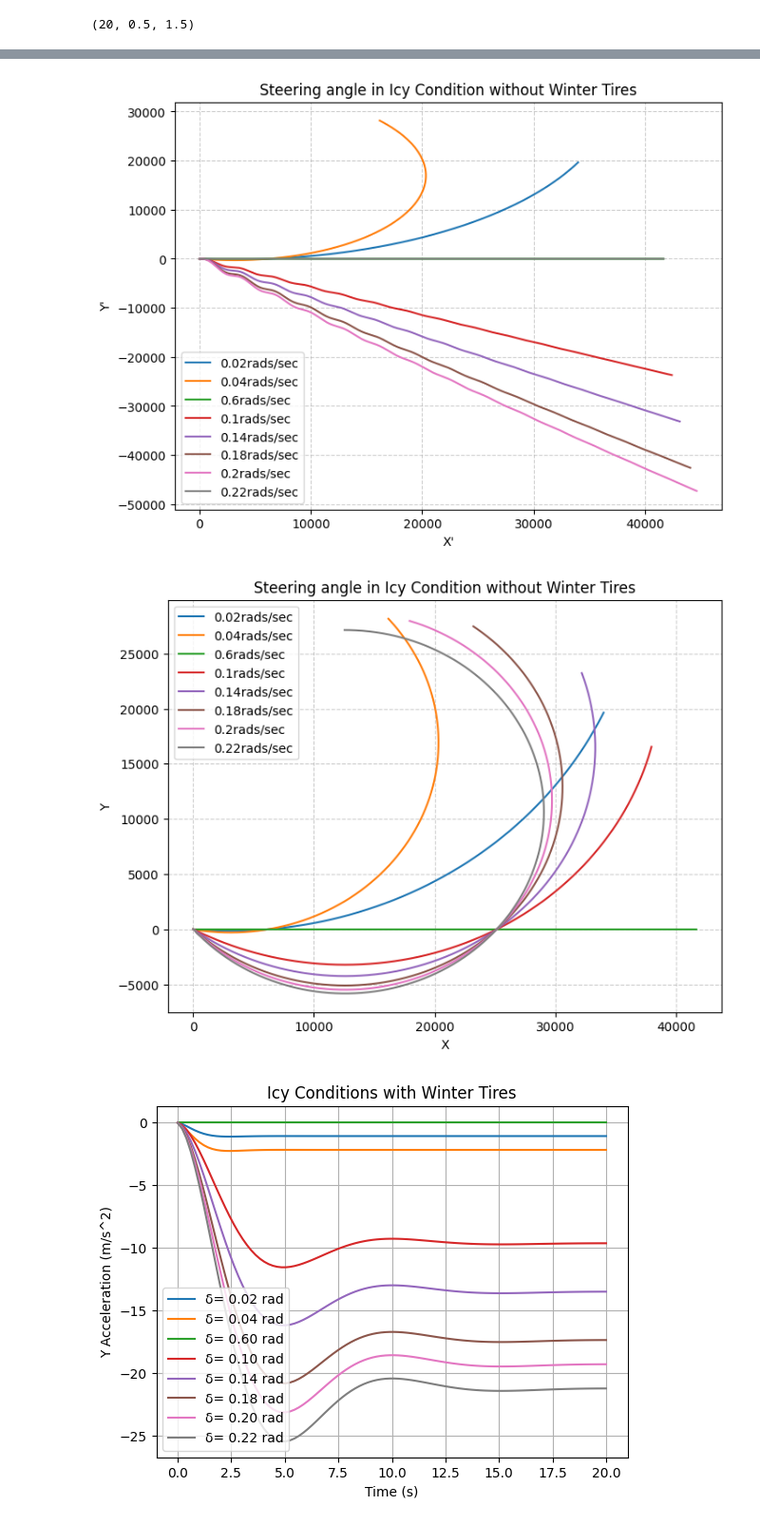
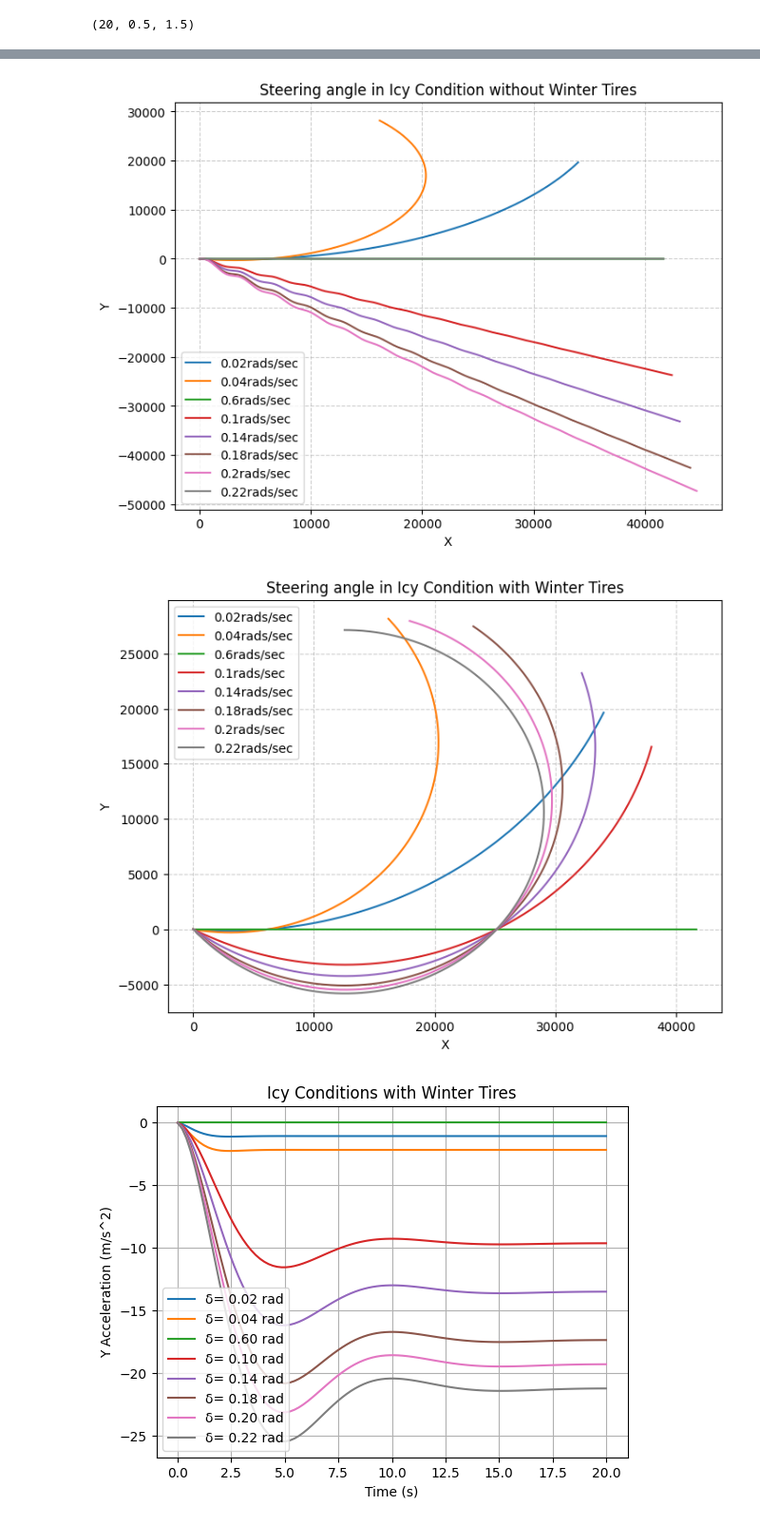
Before and after one commit to hepromark/BicycleModelExploration, a Jupyter notebook: part2.ipynb, the cells around one changed output, grey strips where cells are left out. Shown at 95% size. Cells and saved outputs as stored; diff of their text form; code cells hidden in the pictures.

```diff
--- a/part2.ipynb
+++ b/part2.ipynb
@@ -459,8 +459,8 @@ get_new_m_a_b(10, 1, 1, 10, 0)
 added_w = np.linspace(0, 50, 11)
 cog_values = [get_new_m_a_b(1400, 1.14, 1.33, w, 0) for w in added_w]
 
-u = 227* 1000 / 3600
-init_vector = np.array([[0],[0],[0],[0]])
+u = 300 * 1000 / 3600
+init_vector = np.array([[0],[0]])
 t_final = 20
 init_t = 0
 step_size = 0.2
@@ -492,6 +491,5 @@ solver.visualize_results(histories, labels, init_t, t_final, max_iter)
 # %%
-### Task C2
-
+#C2 Standard Conditions
 # Convert speed from km/h to m/s
 u_values_km = np.linspace(50, 250, 6)  # km/h
 u_values = [u * 1000 / 3600 for u in u_values_km]  # m/s
@@ -499,11 +497,11 @@ u_values = [u * 1000 / 3600 for u in u_values_km]  # m/s
 init_vector = np.array([[0],[0]])
 t_final = 20
 init_t = 0
-step_size = 0.1
+step_size = 0.2
 max_iter = int(t_final / step_size)
 
 #iterate through delta
-delta = [0.05, .15, .25, .35, .45]
+delta = [0.05, 0.1, 0.15, 0.2, 0.25]
 
 
 histories = []
@@ -532,9 +530,7 @@ for u in u_values:
         labels.append(f'δ = {delta_value:.2f} rad, u = {u * 3600 / 1000:.0f} km/hr')
 
 
-
 solver.visualize_results2(histories, labels, init_t, t_final, max_iter, title="Simulation at Different Speeds and Steering Angles")
-
 
 
 # C2 stability check
@@ -620,42 +822,42 @@ for steering_angle in steering_angles:
     ground_position = solver.ground_position(ground_velocity,step_size)
     plt.plot(ground_position[:,0], ground_position[:,1], label=f"{steering_angle}rads/sec")
 
-plt.xlabel("X'")
-plt.ylabel("Y'")
+plt.xlabel("X")
+plt.ylabel("Y")
 plt.title("Steering angle in Icy Condition without Winter Tires")
 plt.grid(True, linestyle='--', alpha=0.6)
 plt.legend()
 plt.show()
 
 plt.figure(figsize=(8, 6))
 for steering_angle in steering_angles:
     solver = BicycleSolver(
         m = 1400,
         a = 1.14,
         b = 1.33,
         C_alpha_f = winter_tires(steering_angle),
         C_alpha_r = winter_tires(steering_angle),
         I_z = 2420,
         u = 150 * 1000 / 3600
     )
 
     def task_a_model(y, t) -> np.ndarray:
         return solver.bicycle_model(solver.A_4, solver.B_4, y, steering_angle)
 
     res, hist = solver.solve(solver.rk4, task_a_model, init_vector, init_t, max_iter, step_size)
     ground_velocity = solver.ground_velocity(hist)
     ground_position = solver.ground_position(ground_velocity,step_size)
     plt.plot(ground_position[:,0], ground_position[:,1], label=f"{steering_angle}rads/sec")
 
 plt.xlabel("X")
 plt.ylabel("Y")
-plt.title("Steering angle in Icy Condition without Winter Tires")
+plt.title("Steering angle in Icy Condition with Winter Tires")
 plt.grid(True, linestyle='--', alpha=0.6)
 plt.legend()
 plt.show()
 # %% [output]
 [figure]
-[figure, old version]
+[figure, new version]
 # %%
 ###C3 - A.2 WINTER TIRES
 
```
Also changed, not shown: parts of 5 cells of this notebook.
